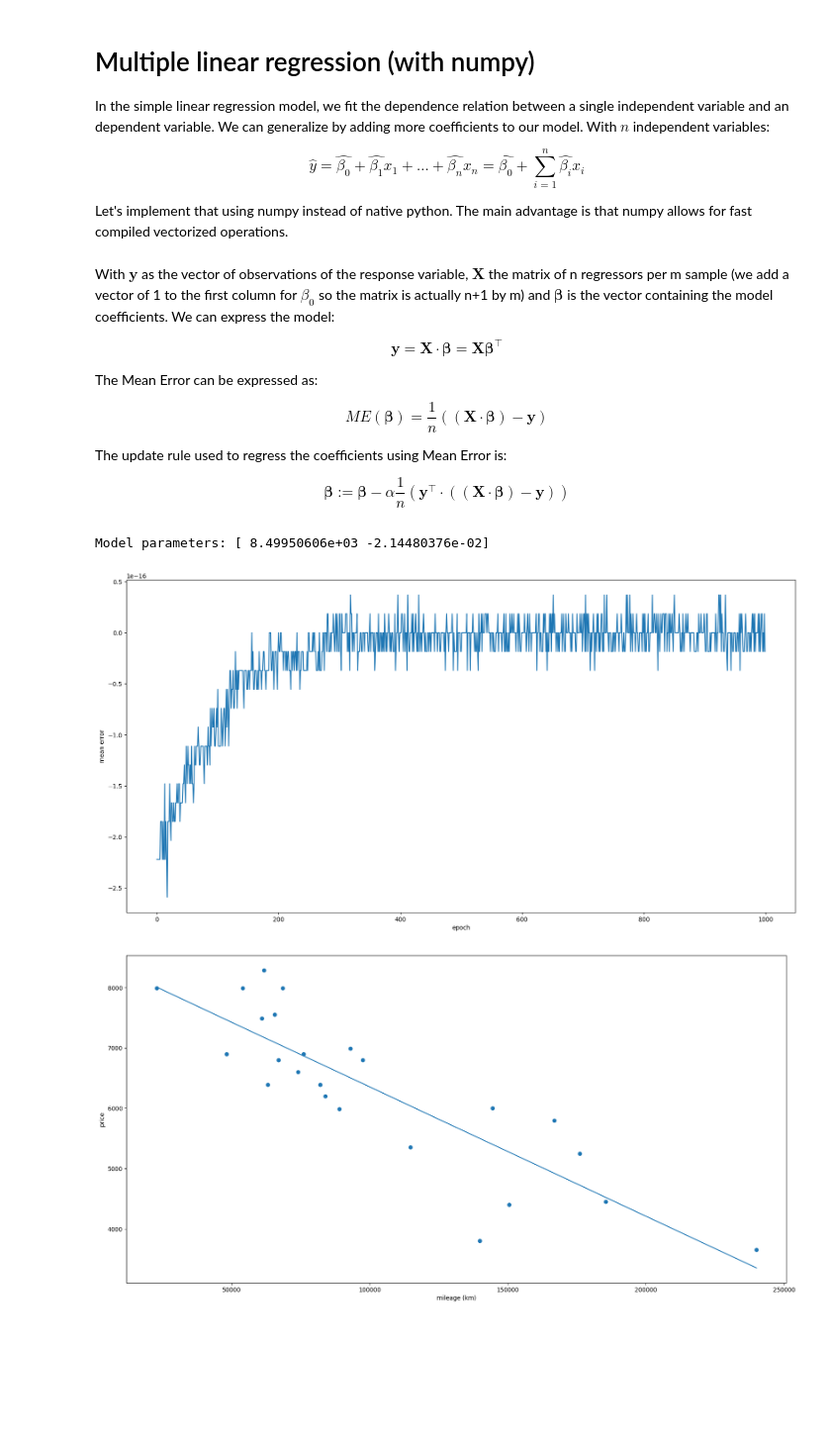
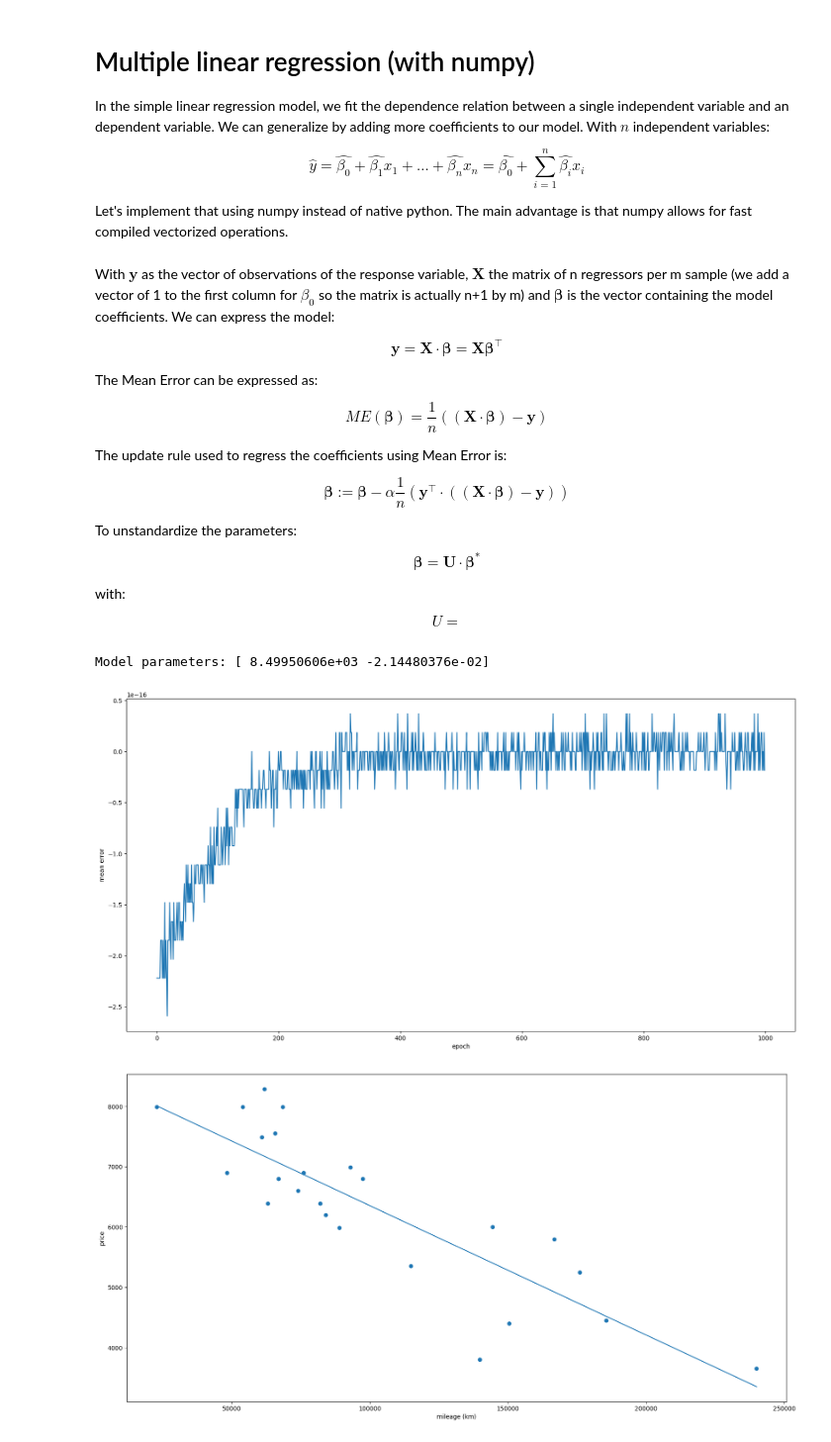
Before and after one commit to valentinlageard/ft_linear_regression, a Jupyter notebook: notebooks/multiple_linear_regression.ipynb, the cells around one changed output. Shown at 99% size. Saved outputs shown, nothing was run; the diff lists cells and outputs as text; code cells hidden in the pictures; blank space fills up the shorter version.

```diff
--- a/notebooks/multiple_linear_regression.ipynb
+++ b/notebooks/multiple_linear_regression.ipynb
@@ -18,6 +18,14 @@ $$ME(\mathbf{\beta}) = \dfrac{1}{n} ((\mathbf{X} \cdot \mathbf{\beta}) - \mathbf
 The update rule used to regress the coefficients using Mean Error is:
 
 $$\mathbf{\beta} := \mathbf{\beta} - \alpha \dfrac{1}{n} (\mathbf{y}^\intercal \cdot ((\mathbf{X} \cdot \mathbf{\beta}) - \mathbf{y}))$$
+
+To unstandardize the parameters:
+
+$$ \mathbf{\beta} = \mathbf{U} \cdot \mathbf{\beta^{*}}$$
+
+with:
+
+$$U = $$
 # %%
 import numpy as np
 import matplotlib.pyplot as plt
@@ -66,32 +74,32 @@ class LinearModel():
         X = np.insert(X, 0, np.ones((len(X))), axis=1)
         return np.dot(X, self._parameters)
 # %%
-with open('data.csv') as data_file:
+with open('../data.csv') as data_file:
     data_reader = csv.reader(data_file)
     raw_data = list(data_reader)
     # Slice to remove the first row (column names), convert to float and store in a numpy array
     data = np.array([[float(row[0]), float(row[1])] for row in raw_data[1:]])
     y = data[:, 1]
     X = data[:, 0:1]
 
     model = LinearModel()
     parameters, mean_error_history = model.fit(X, y, learning_rate=0.01, iterations=1000)
     print(f'Model parameters: {parameters}')
 
     plt.rcParams["figure.figsize"] = (20, 10)
     plt.xlabel('epoch')
     plt.ylabel('mean error')
     plt.plot(np.arange(len(mean_error_history)), mean_error_history)
     plt.show()
 
     xs_model = np.reshape(np.linspace((min(data[:, 0])), max(data[:, 0]), 100), (100, 1))
     ys_model = model.predict(xs_model)
     plt.xlabel('mileage (km)')
     plt.ylabel('price')
     plt.scatter(data[:, 0], data[:, 1])
     plt.plot(xs_model, ys_model)
     plt.show()
 # %% [output]
 Model parameters: [ 8.49950606e+03 -2.14480376e-02]
-[figure, old version]
+[figure, new version]
 [figure]
```
Also changed, not shown: 6 other files.
